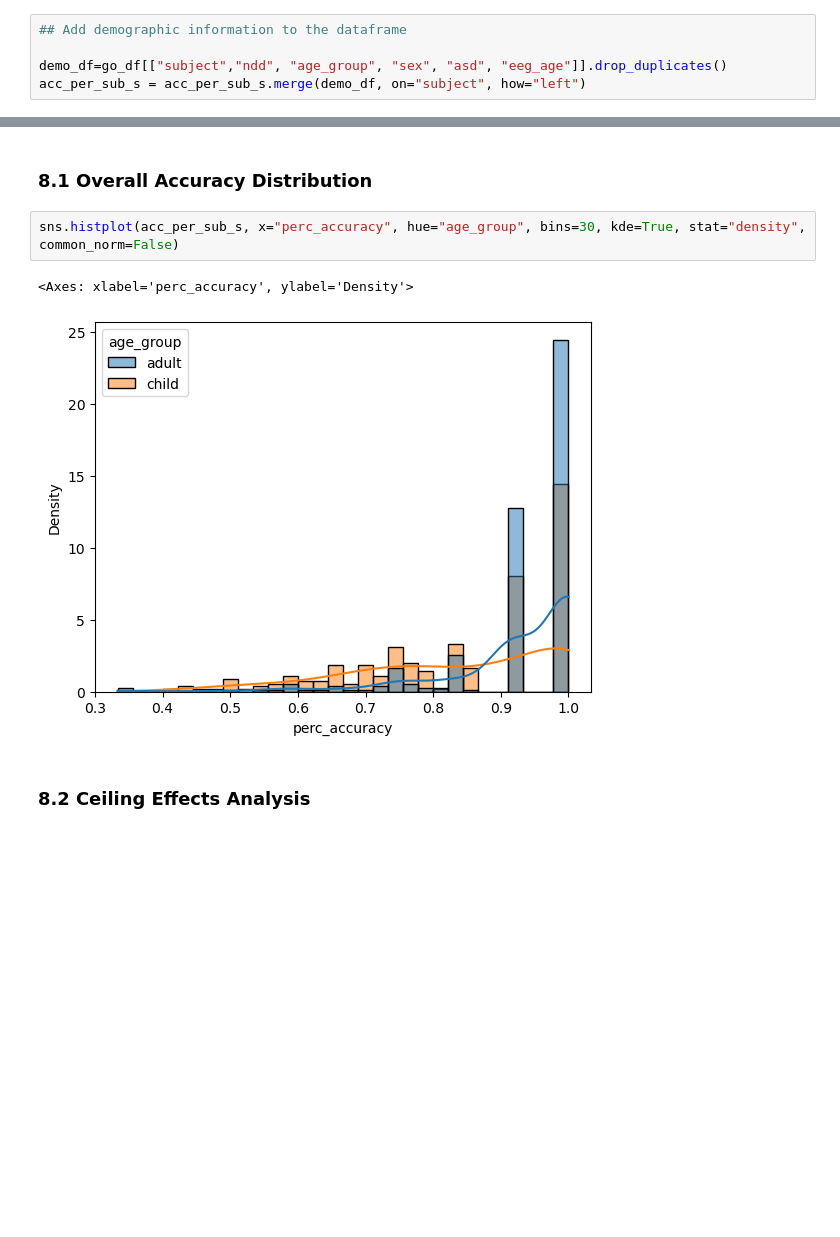
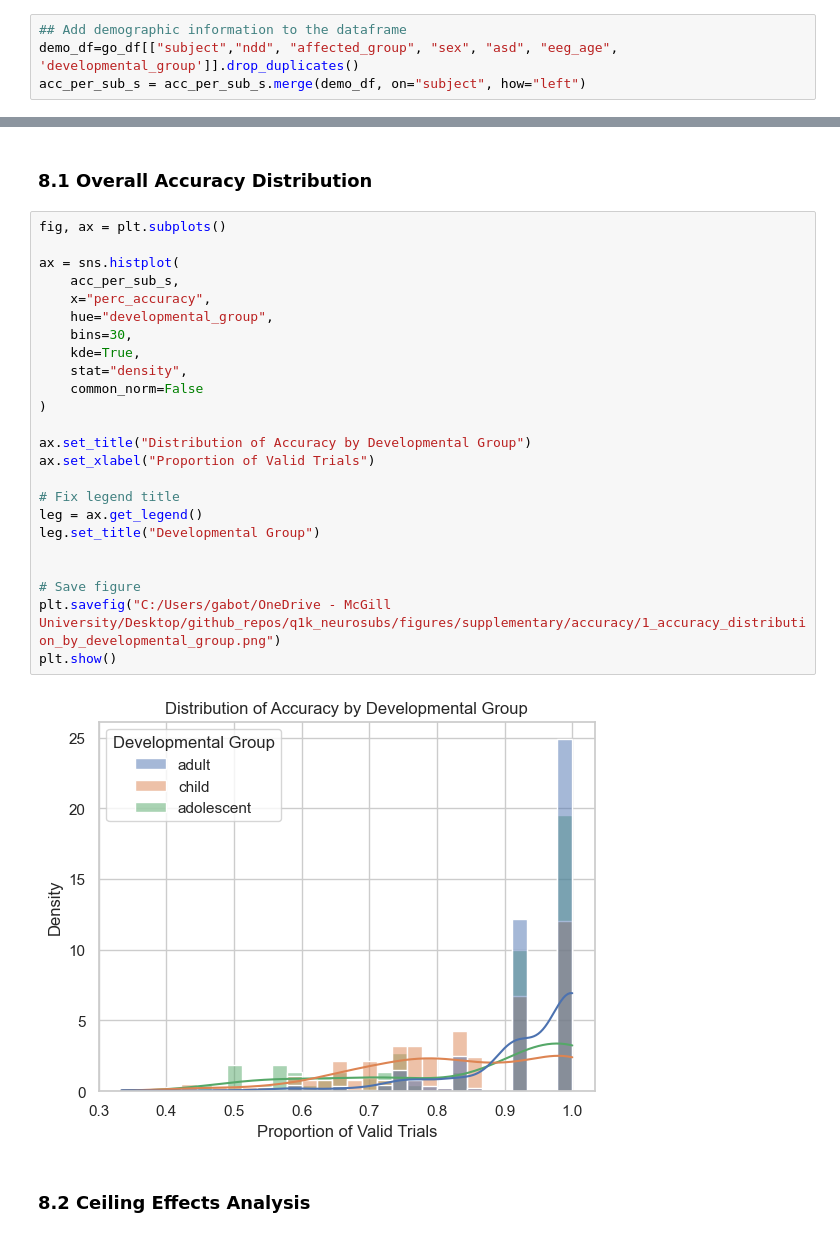
Before and after one commit to gabrielblancogomez/q1k_neurosubs, a Jupyter notebook: code/et/3_gap_accuracy_analysis.ipynb, the cells around one changed output, grey strips where cells are left out. Cells and saved outputs as stored; diff of their text form; blank space fills up the shorter version.

Commit message:
Improve group analyses and added developmental age

```diff
--- a/code/et/3_gap_accuracy_analysis.ipynb
+++ b/code/et/3_gap_accuracy_analysis.ipynb
@@ -207,7 +206,6 @@ Descriptive Statistics by Condition:
 # %%
 ## Add demographic information to the dataframe
-
-demo_df=go_df[["subject","ndd", "age_group", "sex", "asd", "eeg_age"]].drop_duplicates()
+demo_df=go_df[["subject","ndd", "affected_group", "sex", "asd", "eeg_age", 'developmental_group']].drop_duplicates()
 acc_per_sub_s = acc_per_sub_s.merge(demo_df, on="subject", how="left")
 # %%
 # Descriptive stats for accuracy
@@ -232,10 +230,31 @@ acc_per_sub_s
 # %% [markdown]
 ### 8.1 Overall Accuracy Distribution
 # %%
-sns.histplot(acc_per_sub_s, x="perc_accuracy", hue="age_group", bins=30, kde=True, stat="density", common_norm=False)
+fig, ax = plt.subplots()
+
+ax = sns.histplot(
+    acc_per_sub_s,
+    x="perc_accuracy",
+    hue="developmental_group",
+    bins=30,
+    kde=True,
+    stat="density",
+    common_norm=False
+)
+
+ax.set_title("Distribution of Accuracy by Developmental Group")
+ax.set_xlabel("Proportion of Valid Trials")
+
+# Fix legend title
+leg = ax.get_legend()
+leg.set_title("Developmental Group")
+
+
+# Save figure
+plt.savefig("C:/Users/gabot/OneDrive - McGill University/Desktop/github_repos/q1k_neurosubs/figures/supplementary/accuracy/1_accuracy_distribution_by_developmental_group.png")
+plt.show()
 # %% [output]
-<Axes: xlabel='perc_accuracy', ylabel='Density'>
-[figure, old version]
+[figure, new version]
 # %% [markdown]
 ### 8.2 Ceiling Effects Analysis
 # %%
```
Also changed, not shown: parts of 41 cells of this notebook.
